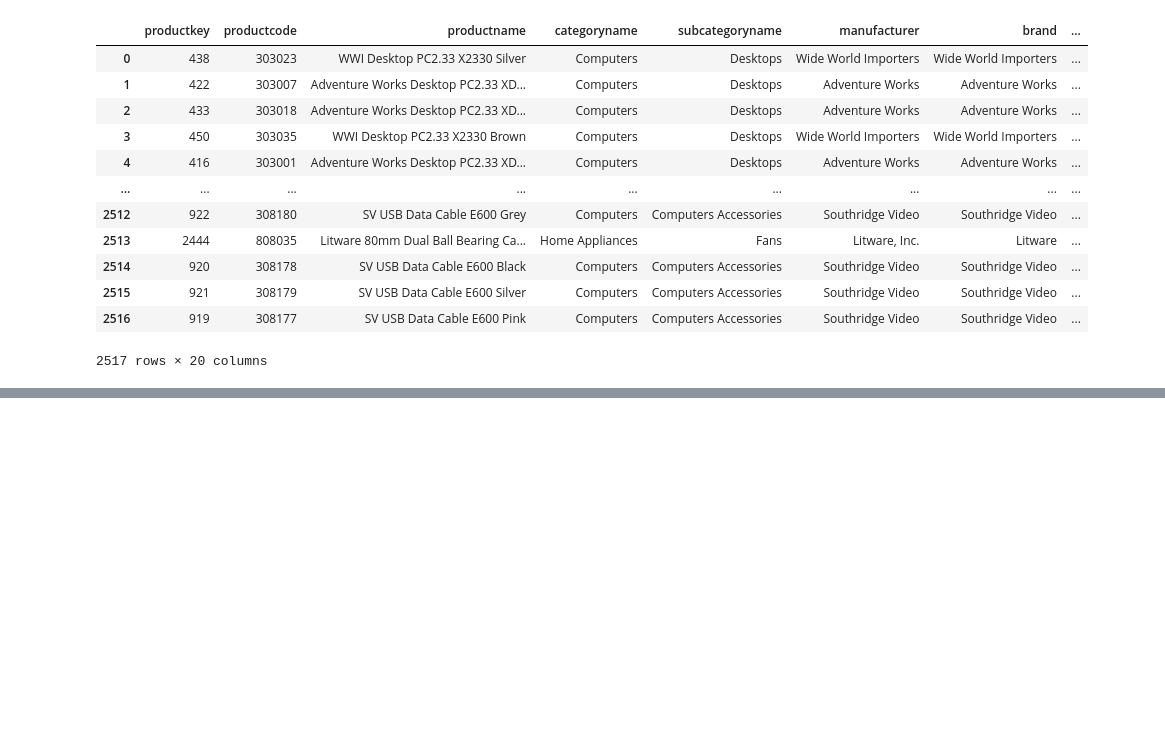
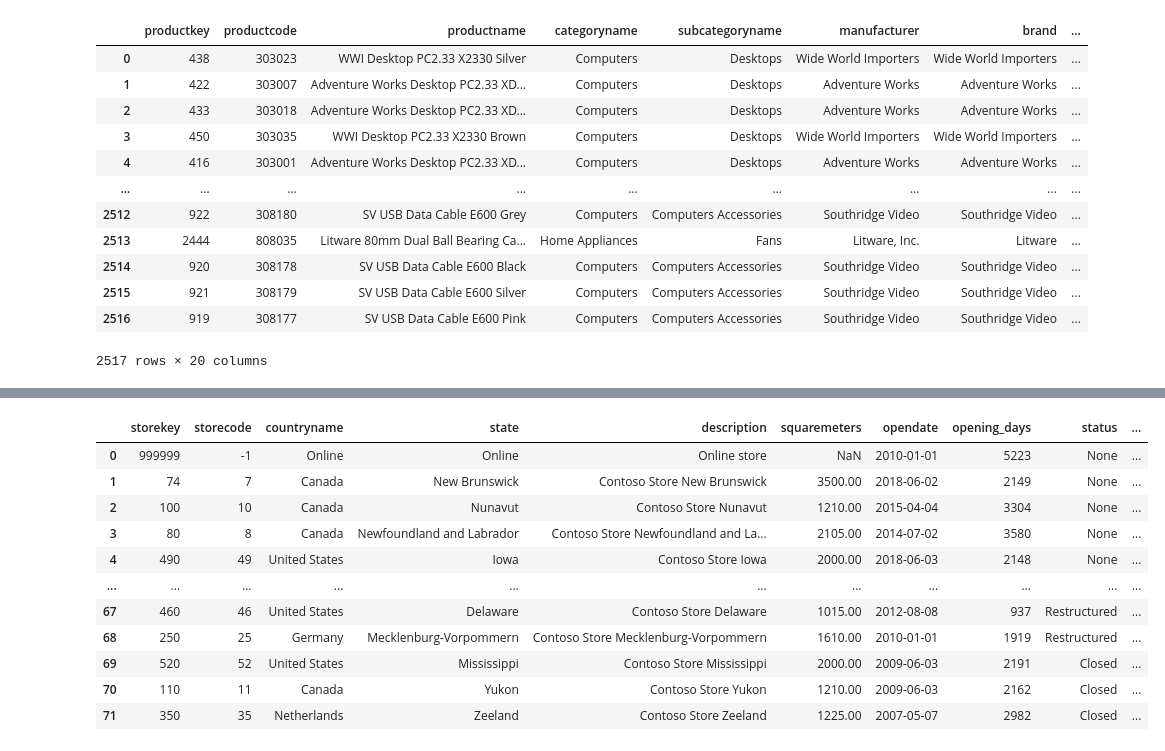
Before and after one commit to yuanzhou-lab/Intermediate_SQL_Course_Luke_Barousse, a Jupyter notebook: scripts/Data_Analysis_Contoso_2_0.ipynb, the cells around one changed output, grey strips where cells are left out. Saved outputs shown, nothing was run; the diff lists cells and outputs as text; code cells hidden in the pictures; blank space fills up the shorter version.

```diff
--- a/scripts/Data_Analysis_Contoso_2_0.ipynb
+++ b/scripts/Data_Analysis_Contoso_2_0.ipynb
@@ -297,0 +283,80 @@ Running query in 'postgresql://postgres:***@localhost:5432/contoso_100k'
+# %%
+%%sql
+
+WITH base_query AS (
+  SELECT
+      t.storekey,
+      t.storecode,
+      t.countryname,
+      t.state,
+      t.description,
+      t.squaremeters,
+      t.opendate,
+      t.closedate,
+      t.status,
+      s.orderdate,
+      s.orderkey,
+      s.customerkey,
+      s.quantity AS order_quantity,
+      s.netprice * s.quantity * s.exchangerate AS order_amount,
+      (s.netprice - s.unitcost) * s.quantity AS order_gross
+  FROM
+      store t
+  RIGHT JOIN
+      sales s ON t.storekey = s.storekey
+),
+aggregate AS
+(
+  SELECT
+      storekey,
+      storecode,
+      countryname,
+      state,
+      description,
+      squaremeters,
+      opendate,
+      closedate,
+      status,
+      COUNT(DISTINCT orderkey) AS total_order,
+      SUM(order_quantity) AS total_quantity,
+      SUM(order_amount) AS total_amount,
+      SUM(order_gross) AS total_gross,
+      MAX(orderdate) AS last_order_date
+  FROM
+      base_query
+  GROUP BY
+      storekey,
+      storecode,
+      countryname,
+      state,
+      description,
+      squaremeters,
+      opendate,
+      closedate,
+      status
+)
+SELECT
+    storekey,
+    storecode,
+    countryname,
+    state,
+    description,
+    squaremeters,
+    opendate,
+    CASE WHEN closedate IS NOT NULL THEN (closedate - opendate)
+         ELSE (MAX(last_order_date) OVER () - opendate)
+    END AS opening_days,
+    status,
+    total_order,
+    total_quantity,
+    total_amount,
+    total_gross,
+    total_amount / NULLIF(
+        CASE WHEN closedate IS NOT NULL THEN (closedate - opendate)
+             ELSE (MAX(last_order_date) OVER () - opendate)
+        END, 0 ) AS amount_per_day
+FROM
+    aggregate
+ORDER BY
+    amount_per_day DESC;
+# %% [output]
@@ -297,0 +365,12 @@ Running query in 'postgresql://postgres:***@localhost:5432/contoso_100k'
+|  | storekey | storecode | countryname | state | description | squaremeters | opendate | opening_days | status | ... |
+| 0 | 999999 | -1 | Online | Online | Online store | NaN | 2010-01-01 | 5223 | None | ... |
+| 1 | 74 | 7 | Canada | New Brunswick | Contoso Store New Brunswick | 3500.00 | 2018-06-02 | 2149 | None | ... |
+| 2 | 100 | 10 | Canada | Nunavut | Contoso Store Nunavut | 1210.00 | 2015-04-04 | 3304 | None | ... |
+| 3 | 80 | 8 | Canada | Newfoundland and Labrador | Contoso Store Newfoundland and La... | 2105.00 | 2014-07-02 | 3580 | None | ... |
+| 4 | 490 | 49 | United States | Iowa | Contoso Store Iowa | 2000.00 | 2018-06-03 | 2148 | None | ... |
+| ... | ... | ... | ... | ... | ... | ... | ... | ... | ... | ... |
+| 67 | 460 | 46 | United States | Delaware | Contoso Store Delaware | 1015.00 | 2012-08-08 | 937 | Restructured | ... |
+| 68 | 250 | 25 | Germany | Mecklenburg-Vorpommern | Contoso Store Mecklenburg-Vorpommern | 1610.00 | 2010-01-01 | 1919 | Restructured | ... |
+| 69 | 520 | 52 | United States | Mississippi | Contoso Store Mississippi | 2000.00 | 2009-06-03 | 2191 | Closed | ... |
+| 70 | 110 | 11 | Canada | Yukon | Contoso Store Yukon | 1210.00 | 2009-06-03 | 2162 | Closed | ... |
+| 71 | 350 | 35 | Netherlands | Zeeland | Contoso Store Zeeland | 1225.00 | 2007-05-07 | 2982 | Closed | ... |
```
Also changed, not shown: parts of 7 cells of this notebook.
